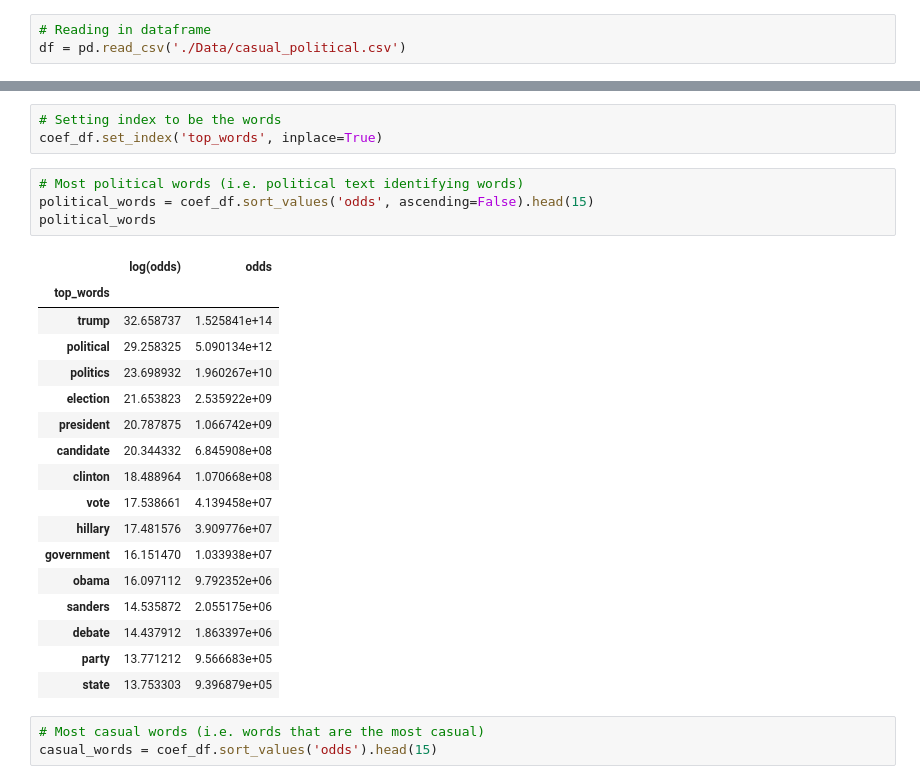
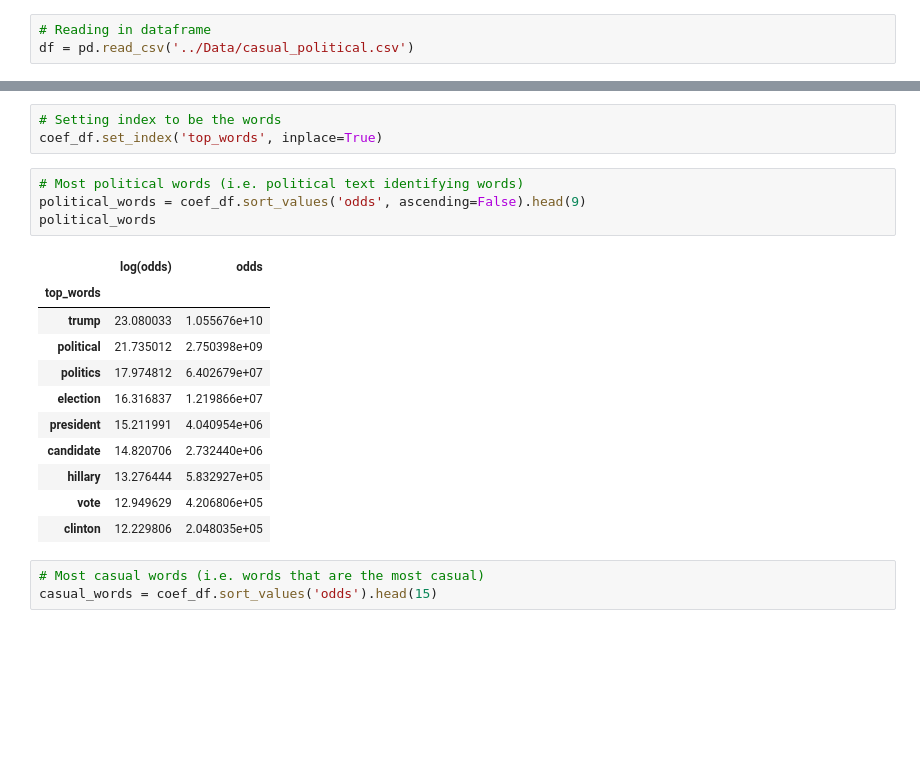
Before and after one commit to ethankuehl/subreddit_classifier, a Jupyter notebook: Code/03A-Logistic_Regression.ipynb, the cells around one changed output, grey strips where cells are left out. Drawn from its saved outputs; the diff is of its cells as text; blank space fills up the shorter version.

```diff
--- a/Code/03A-Logistic_Regression.ipynb
+++ b/Code/03A-Logistic_Regression.ipynb
@@ -26,7 +26,7 @@ from sklearn.metrics import confusion_matrix
 from sklearn.metrics import roc_auc_score
 # %%
 # Reading in dataframe
-df = pd.read_csv('./Data/casual_political.csv')
+df = pd.read_csv('../Data/casual_political.csv')
 # %%
 df.head()
 # %% [output]
@@ -272,26 +272,20 @@ coef_df['odds'] = coef_df['log(odds)'].map(lambda x: math.exp(x))
 coef_df.set_index('top_words', inplace=True)
 # %%
 # Most political words (i.e. political text identifying words)
-political_words = coef_df.sort_values('odds', ascending=False).head(15)
+political_words = coef_df.sort_values('odds', ascending=False).head(9)
 political_words
 # %% [output]
 |  | log(odds) | odds |
 | top_words |  |  |
-| trump | 32.658737 | 1.525841e+14 |
-| political | 29.258325 | 5.090134e+12 |
-| politics | 23.698932 | 1.960267e+10 |
-| election | 21.653823 | 2.535922e+09 |
-| president | 20.787875 | 1.066742e+09 |
-| candidate | 20.344332 | 6.845908e+08 |
-| clinton | 18.488964 | 1.070668e+08 |
-| vote | 17.538661 | 4.139458e+07 |
-| hillary | 17.481576 | 3.909776e+07 |
-| government | 16.151470 | 1.033938e+07 |
-| obama | 16.097112 | 9.792352e+06 |
-| sanders | 14.535872 | 2.055175e+06 |
-| debate | 14.437912 | 1.863397e+06 |
-| party | 13.771212 | 9.566683e+05 |
-| state | 13.753303 | 9.396879e+05 |
+| trump | 23.080033 | 1.055676e+10 |
+| political | 21.735012 | 2.750398e+09 |
+| politics | 17.974812 | 6.402679e+07 |
+| election | 16.316837 | 1.219866e+07 |
+| president | 15.211991 | 4.040954e+06 |
+| candidate | 14.820706 | 2.732440e+06 |
+| hillary | 13.276444 | 5.832927e+05 |
+| vote | 12.949629 | 4.206806e+05 |
+| clinton | 12.229806 | 2.048035e+05 |
 # %%
 # Most casual words (i.e. words that are the most casual)
 casual_words = coef_df.sort_values('odds').head(15)
```
Also changed, not shown: parts of 6 cells of this notebook, 5 other files.
